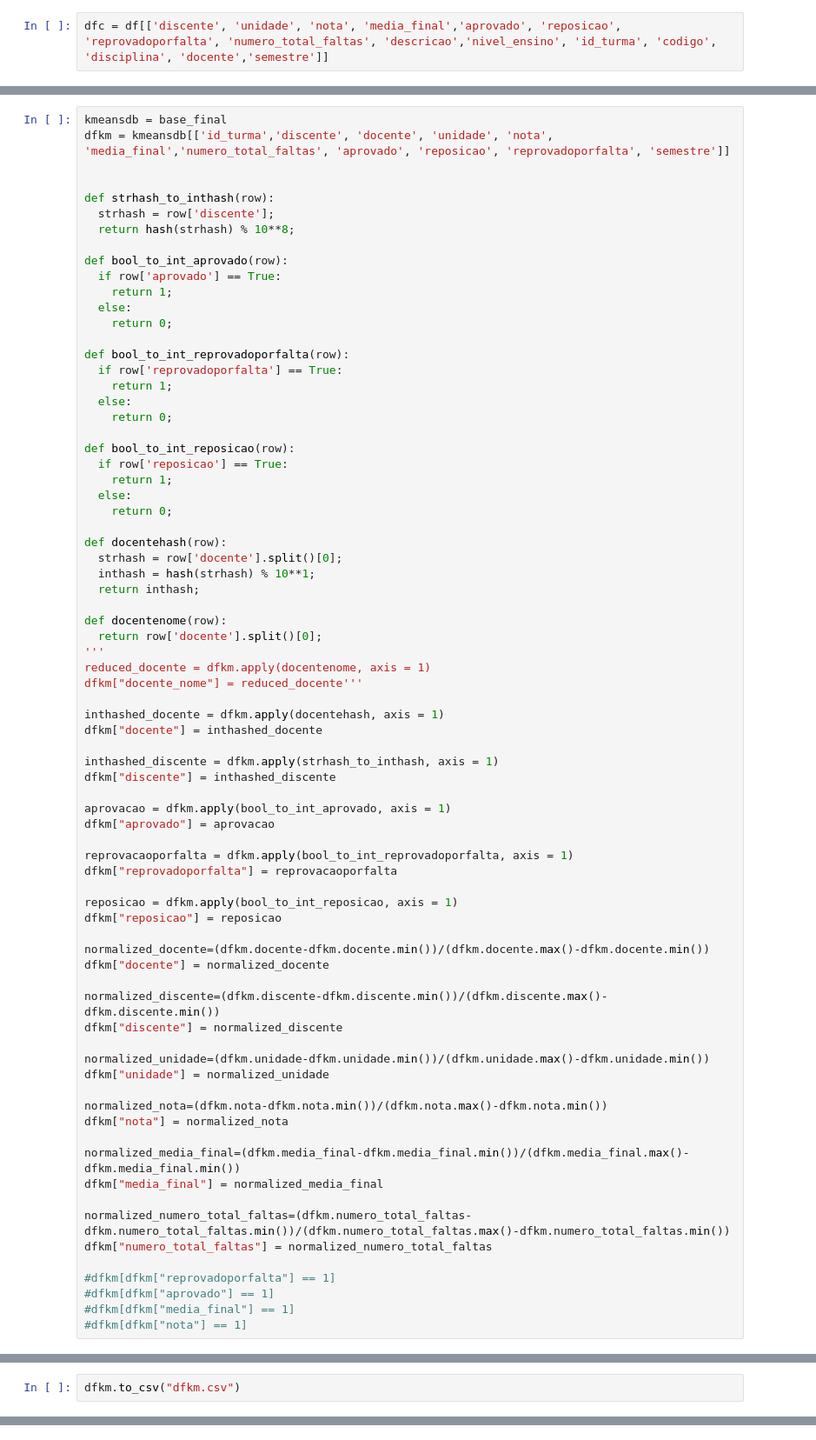
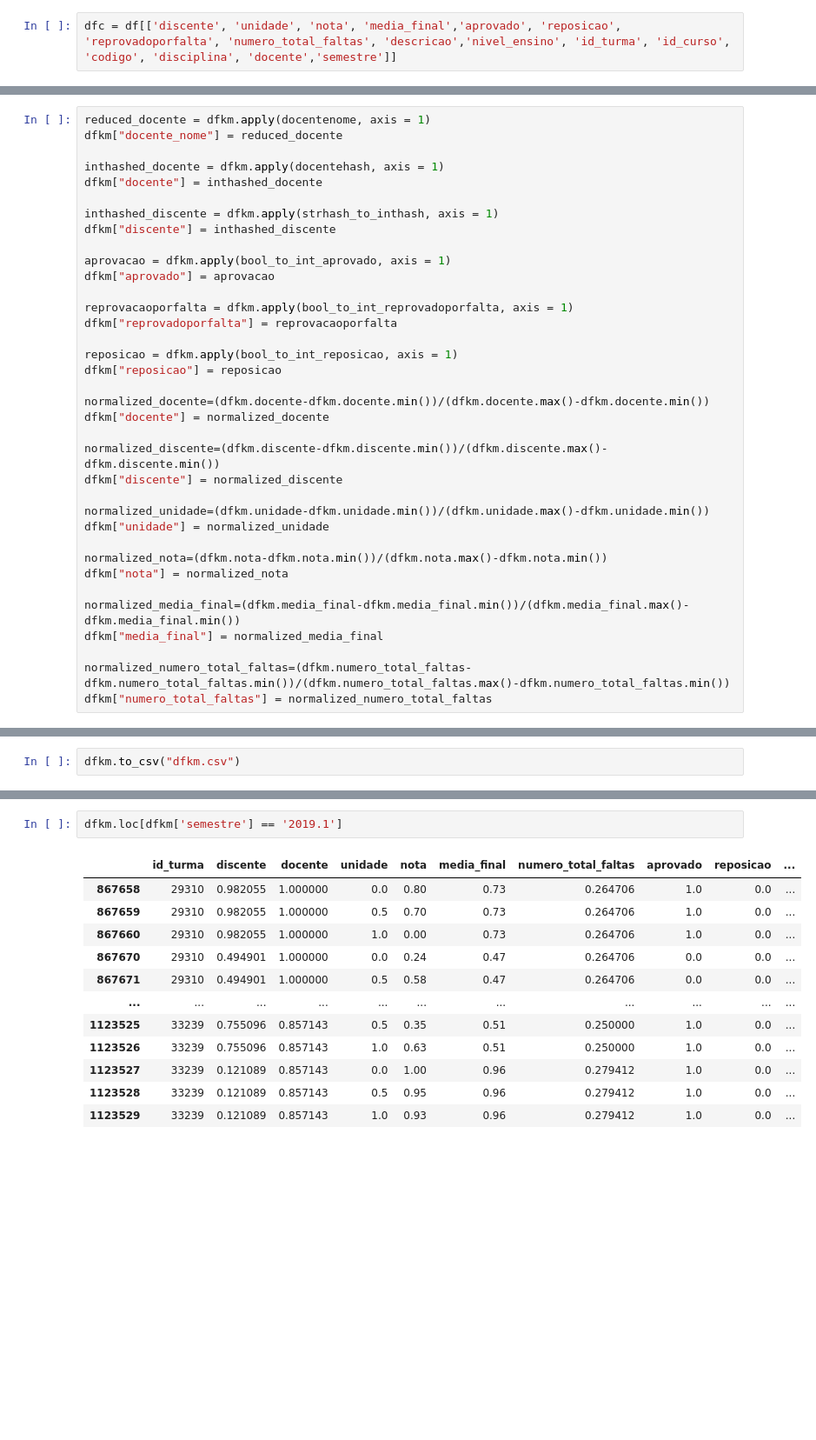
Before and after one commit to abmaeld/data-science-dados-abertos-ufrn-analysis, a Jupyter notebook: data_science_dados_abertos_ufrn_analysis.ipynb, the cells around one changed output, grey strips where cells are left out. Shown at 87% size. Saved outputs shown, nothing was run; the diff lists cells and outputs as text; blank space fills up the shorter version.

```diff
--- a/data_science_dados_abertos_ufrn_analysis.ipynb
+++ b/data_science_dados_abertos_ufrn_analysis.ipynb
@@ -274,2 +338,2 @@ Warning: total number of rows (1982538) exceeds max_rows (20000). Limiting to fi
 # %%
-dfc = df[['discente', 'unidade', 'nota', 'media_final','aprovado', 'reposicao', 'reprovadoporfalta', 'numero_total_faltas', 'descricao','nivel_ensino', 'id_turma', 'codigo', 'disciplina', 'docente','semestre']]
+dfc = df[['discente', 'unidade', 'nota', 'media_final','aprovado', 'reposicao', 'reprovadoporfalta', 'numero_total_faltas', 'descricao','nivel_ensino', 'id_turma', 'id_curso', 'codigo', 'disciplina', 'docente','semestre']]
@@ -358,40 +423,6 @@ base_final[base_final.duplicated(subset = ["discente", "id_turma"], keep = 'firs
 # %%
-kmeansdb = base_final
-dfkm = kmeansdb[['id_turma','discente', 'docente', 'unidade', 'nota', 'media_final','numero_total_faltas', 'aprovado', 'reposicao', 'reprovadoporfalta', 'semestre']]
-
-
-def strhash_to_inthash(row):
-  strhash = row['discente'];
-  return hash(strhash) % 10**8;
-
-def bool_to_int_aprovado(row):
-  if row['aprovado'] == True:
-    return 1;
-  else:
-    return 0;
-
-def bool_to_int_reprovadoporfalta(row):
-  if row['reprovadoporfalta'] == True:
-    return 1;
-  else:
-    return 0;
-
-def bool_to_int_reposicao(row):
-  if row['reposicao'] == True:
-    return 1;
-  else:
-    return 0;
-
-def docentehash(row):
-  strhash = row['docente'].split()[0];
-  inthash = hash(strhash) % 10**1;
-  return inthash;
-
-def docentenome(row):
-  return row['docente'].split()[0];
-'''
 reduced_docente = dfkm.apply(docentenome, axis = 1)
-dfkm["docente_nome"] = reduced_docente'''
+dfkm["docente_nome"] = reduced_docente
 
 inthashed_docente = dfkm.apply(docentehash, axis = 1)
 dfkm["docente"] = inthashed_docente
@@ -425,11 +456,6 @@ dfkm["media_final"] = normalized_media_final
 
 normalized_numero_total_faltas=(dfkm.numero_total_faltas-dfkm.numero_total_faltas.min())/(dfkm.numero_total_faltas.max()-dfkm.numero_total_faltas.min())
 dfkm["numero_total_faltas"] = normalized_numero_total_faltas
-
-#dfkm[dfkm["reprovadoporfalta"] == 1]
-#dfkm[dfkm["aprovado"] == 1]
-#dfkm[dfkm["media_final"] == 1]
-#dfkm[dfkm["nota"] == 1]
 # %%
 dfkm.aprovado = dfkm.aprovado.astype(np.float64)
 dfkm.reprovadoporfalta = dfkm.reprovadoporfalta.astype(np.float64)
@@ -489,0 +583,15 @@ dfkm.to_csv("dfkm.csv")
+# %%
+dfkm.loc[dfkm['semestre'] == '2019.1']
+# %% [output]
+|  | id_turma | discente | docente | unidade | nota | media_final | numero_total_faltas | aprovado | reposicao | ... |
+| 867658 | 29310 | 0.982055 | 1.000000 | 0.0 | 0.80 | 0.73 | 0.264706 | 1.0 | 0.0 | ... |
+| 867659 | 29310 | 0.982055 | 1.000000 | 0.5 | 0.70 | 0.73 | 0.264706 | 1.0 | 0.0 | ... |
+| 867660 | 29310 | 0.982055 | 1.000000 | 1.0 | 0.00 | 0.73 | 0.264706 | 1.0 | 0.0 | ... |
+| 867670 | 29310 | 0.494901 | 1.000000 | 0.0 | 0.24 | 0.47 | 0.264706 | 0.0 | 0.0 | ... |
+| 867671 | 29310 | 0.494901 | 1.000000 | 0.5 | 0.58 | 0.47 | 0.264706 | 0.0 | 0.0 | ... |
+| ... | ... | ... | ... | ... | ... | ... | ... | ... | ... | ... |
+| 1123525 | 33239 | 0.755096 | 0.857143 | 0.5 | 0.35 | 0.51 | 0.250000 | 1.0 | 0.0 | ... |
+| 1123526 | 33239 | 0.755096 | 0.857143 | 1.0 | 0.63 | 0.51 | 0.250000 | 1.0 | 0.0 | ... |
+| 1123527 | 33239 | 0.121089 | 0.857143 | 0.0 | 1.00 | 0.96 | 0.279412 | 1.0 | 0.0 | ... |
+| 1123528 | 33239 | 0.121089 | 0.857143 | 0.5 | 0.95 | 0.96 | 0.279412 | 1.0 | 0.0 | ... |
+| 1123529 | 33239 | 0.121089 | 0.857143 | 1.0 | 0.93 | 0.96 | 0.279412 | 1.0 | 0.0 | ... |
```
Also changed, not shown: parts of 37 cells of this notebook, 3 other files.
